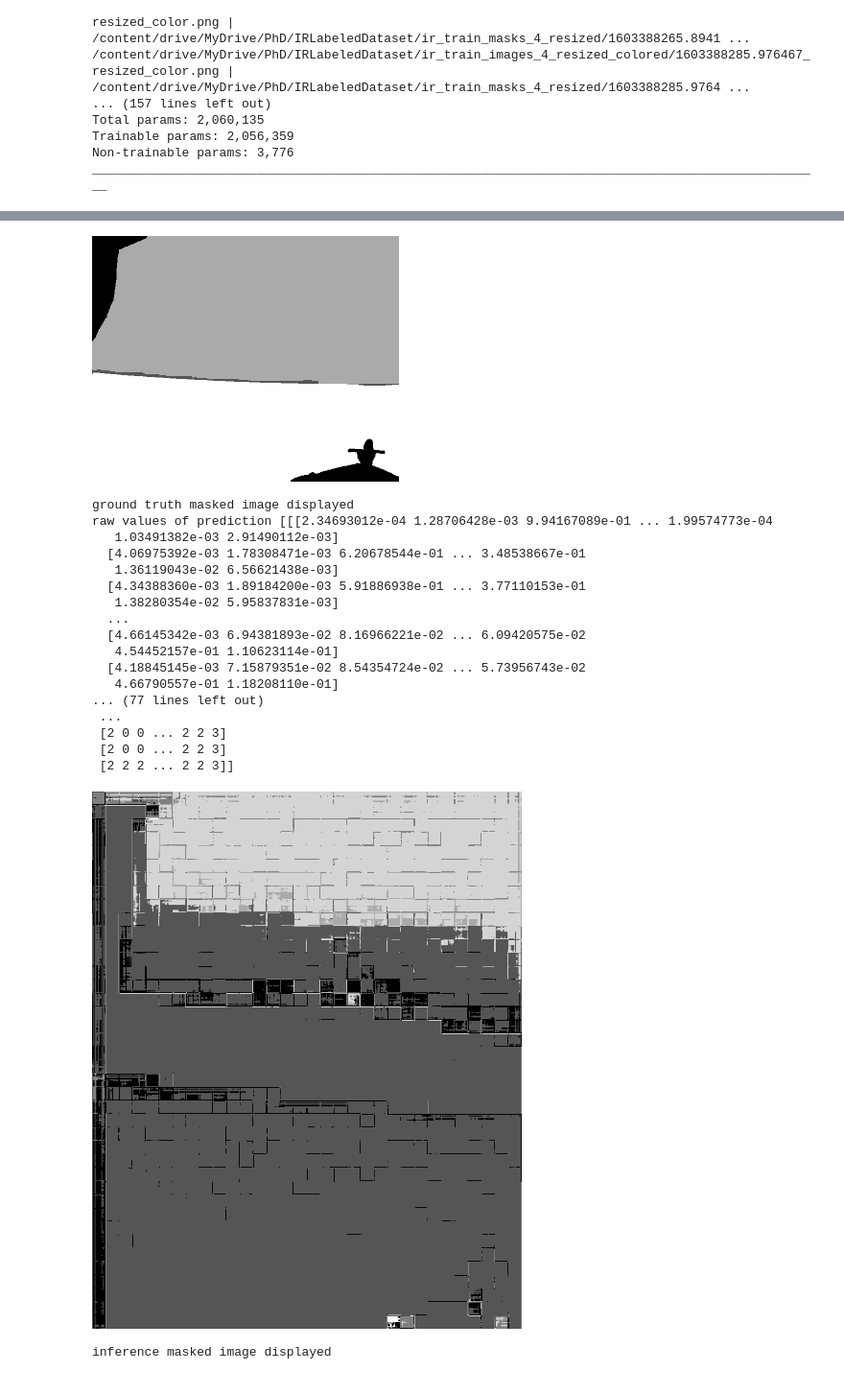
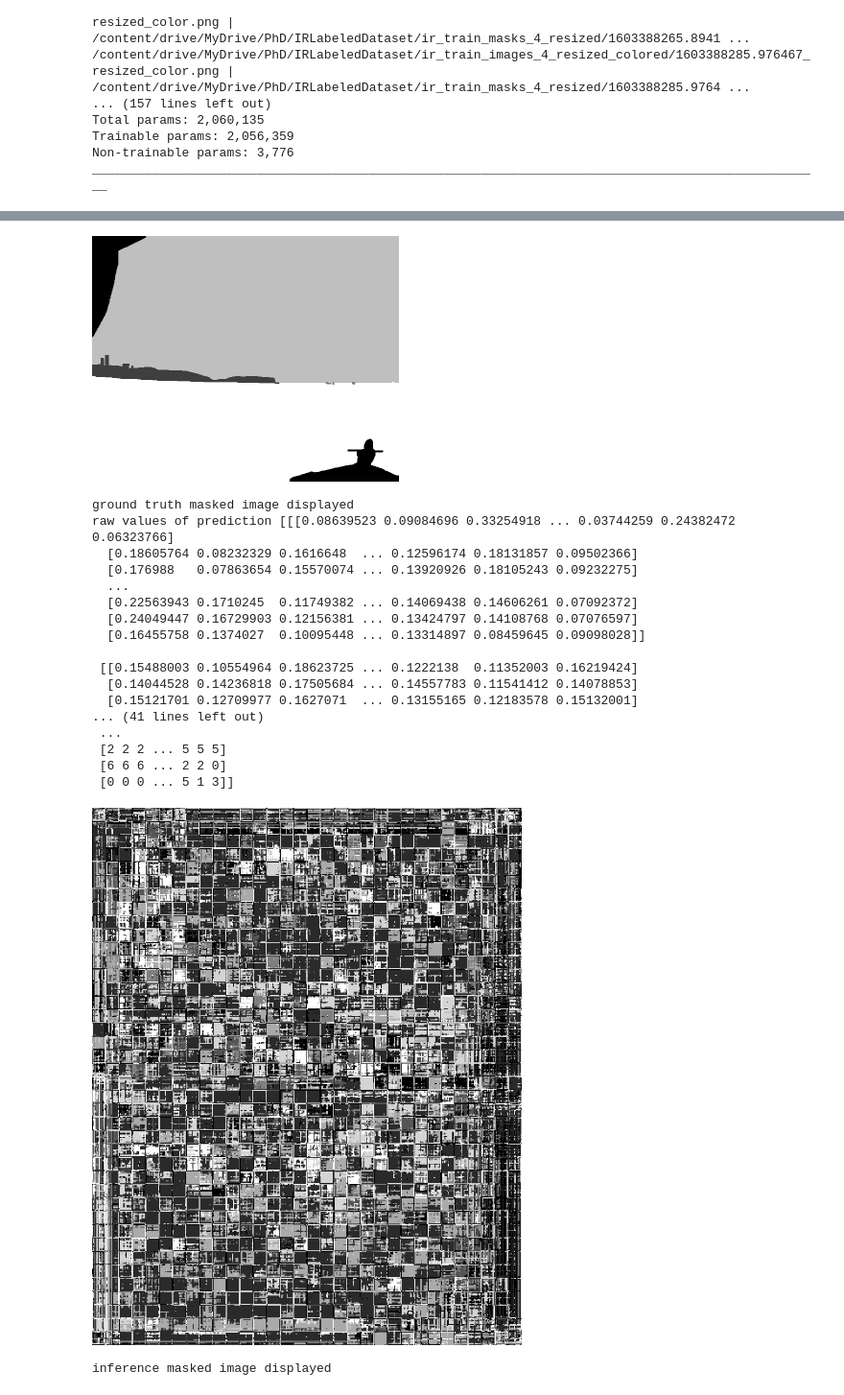
Before and after one commit to ssnirgudkar/UNet, a Jupyter notebook: UNetmodelcode_color.ipynb, the cells around one changed output, grey strips where cells are left out. Shown: that part at 96% size. Saved outputs shown, nothing was run; the diff lists cells and outputs as text; code cells hidden in the pictures.

```diff
--- a/UNetmodelcode_color.ipynb
+++ b/UNetmodelcode_color.ipynb
@@ -56,21 +56,21 @@ from tensorflow.keras.preprocessing.image import load_img
 class MarineImages(keras.utils.Sequence):
     """ Helper to iterate over data (as Numpy array) """
 
-    def __init__(self, batchSize, imageSize, input_img_paths, segmentation_img_paths):
+    def __init__(self, batchSize, imageSize, input_img_paths, target_img_paths):
         self.batchSize = batchSize
         self.imageSize = imageSize
         self.input_img_paths = input_img_paths
-        self.segmentation_img_paths = segmentation_img_paths
+        self.target_img_paths = target_img_paths
 
     def __len__(self):
-        return len(self.segmentation_img_paths) // self.batchSize
+        return len(self.target_img_paths) // self.batchSize
 
     def __getitem__(self, idx):
         """ Returns tuple (input, segmentation mask) corresponding to batch #idx """
 
         i = idx * self.batchSize
         batch_input_img_paths = self.input_img_paths[i : i + self.batchSize]
-        batch_segmentation_img_paths = self.segmentation_img_paths[i : i + self.batchSize]
+        batch_target_img_paths = self.target_img_paths[i : i + self.batchSize]
         # use 3 & float32 as input image is RGB (converted from grayscale).
         x = np.zeros((self.batchSize,) + self.imageSize + (3,), dtype="float32")
         #print("x size = {0}".format(x.shape))
@@ -235,15 +235,15 @@ ________________________________________________________________________________
 
 # split image paths into a training and a validation set
 validation_samples = 5
-random.Random(15).shuffle(input_img_paths)
-random.Random(15).shuffle(segmentation_img_paths)
+random.Random(5).shuffle(input_img_paths)
+random.Random(5).shuffle(target_img_paths)
 train_input_img_paths = input_img_paths[:-validation_samples]
-train_segmentation_img_paths = segmentation_img_paths[:-validation_samples]
+train_target_img_paths = target_img_paths[:-validation_samples]
 validation_input_img_paths = input_img_paths[-validation_samples:]
-validation_target_img_paths = segmentation_img_paths[-validation_samples:]
+validation_target_img_paths = target_img_paths[-validation_samples:]
 
 # Instantiate data Sequences for each split
-marineData_training = MarineImages(batchSize, imageSize, train_input_img_paths, train_segmentation_img_paths)
+marineData_training = MarineImages(batchSize, imageSize, train_input_img_paths, train_target_img_paths)
 marineData_validation = MarineImages(batchSize, imageSize, validation_input_img_paths, validation_target_img_paths)
 
 # Configure the model for training.
@@ -254,8 +254,8 @@ marineData_validation = MarineImages(batchSize, imageSize, validation_input_img_
 #model.compile(optimizer="rmsprop", loss="sparse_categorical_crossentropy")
 
 from keras.optimizers import Adam
-opt = Adam(learning_rate=0.0005) #0.001 was the default, so try a smaller one
-model.compile(optimizer=opt, loss='mean_squared_logarithmic_error')
+opt = Adam(learning_rate=0.001) #0.001 was the default, so try a smaller one
+model.compile(optimizer=opt, loss='binary_crossentropy')
 
 callback = [tf.keras.callbacks.ModelCheckpoint("uml_segmentation_color.h5", save_best_only=True)]
 
@@ -286,7 +286,7 @@ def display_mask(i):
     display(img)
 
 # Display results for validation image #3
-i = 3
+i = 2
 
 # Display input image
 display(Image(filename=input_img_paths[i]))
@@ -305,21 +305,21 @@ print ("inference masked image displayed")
 input image displayed
-[figure, old version]
+[figure, new version]
 ground truth masked image displayed
-raw values of prediction [[[2.34693012e-04 1.28706428e-03 9.94167089e-01 ... 1.99574773e-04
-   1.03491382e-03 2.91490112e-03]
-  [4.06975392e-03 1.78308471e-03 6.20678544e-01 ... 3.48538667e-01
-   1.36119043e-02 6.56621438e-03]
-  [4.34388360e-03 1.89184200e-03 5.91886938e-01 ... 3.77110153e-01
-   1.38280354e-02 5.95837831e-03]
+raw values of prediction [[[0.08639523 0.09084696 0.33254918 ... 0.03744259 0.24382472 0.06323766]
+  [0.18605764 0.08232329 0.1616648  ... 0.12596174 0.18131857 0.09502366]
+  [0.176988   0.07863654 0.15570074 ... 0.13920926 0.18105243 0.09232275]
   ...
-  [4.66145342e-03 6.94381893e-02 8.16966221e-02 ... 6.09420575e-02
-   4.54452157e-01 1.10623114e-01]
-  [4.18845145e-03 7.15879351e-02 8.54354724e-02 ... 5.73956743e-02
-   4.66790557e-01 1.18208110e-01]
-... (77 lines left out)
+  [0.22563943 0.1710245  0.11749382 ... 0.14069438 0.14606261 0.07092372]
+  [0.24049447 0.16729903 0.12156381 ... 0.13424797 0.14108768 0.07076597]
+  [0.16455758 0.1374027  0.10095448 ... 0.13314897 0.08459645 0.09098028]]
+
+ [[0.15488003 0.10554964 0.18623725 ... 0.1222138  0.11352003 0.16219424]
+  [0.14044528 0.14236818 0.17505684 ... 0.14557783 0.11541412 0.14078853]
+  [0.15121701 0.12709977 0.1627071  ... 0.13155165 0.12183578 0.15132001]
+... (41 lines left out)
  ...
- [2 0 0 ... 2 2 3]
- [2 0 0 ... 2 2 3]
- [2 2 2 ... 2 2 3]]
+ [2 2 2 ... 5 5 5]
+ [6 6 6 ... 2 2 0]
+ [0 0 0 ... 5 1 3]]
-[figure, old version]
+[figure, new version]
 inference masked image displayed
```
Also changed, not shown: parts of 2 cells of this notebook.
